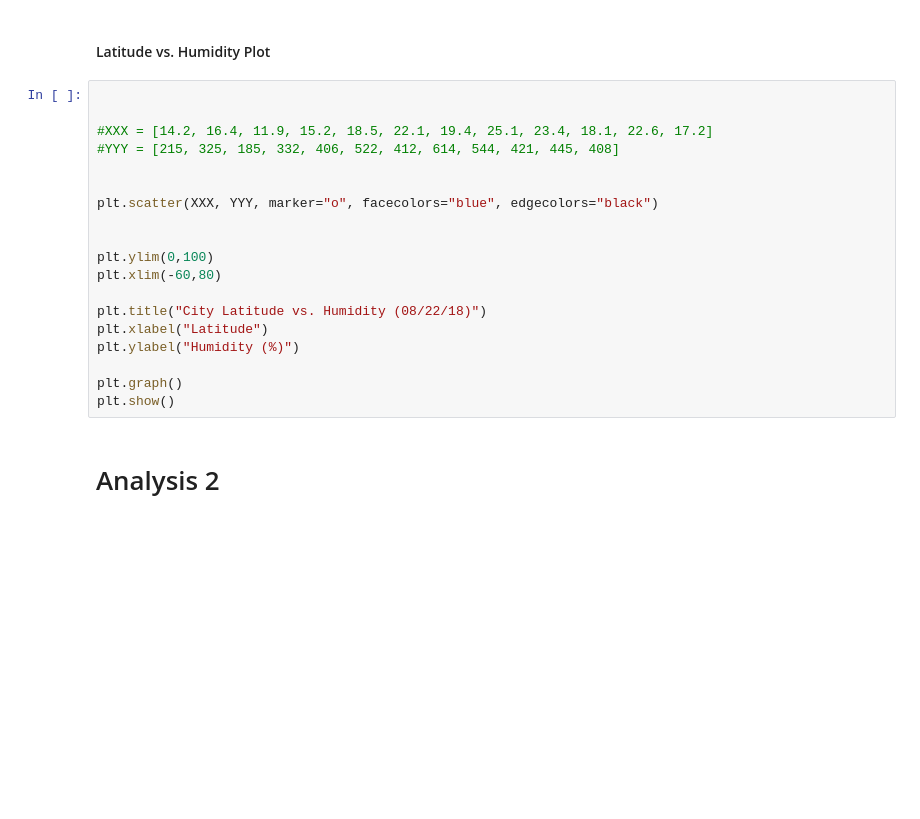
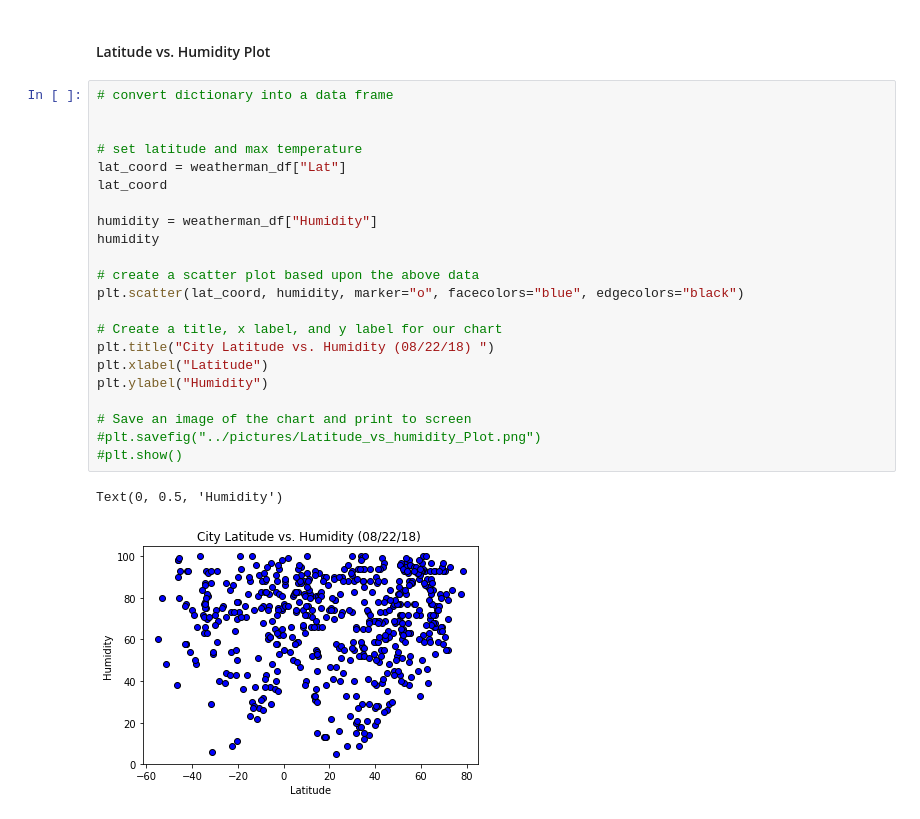
Before and after one commit to hah24ley/api_hw, a Jupyter notebook: APIhw.ipynb, the cells around one changed output. Drawn from its saved outputs; the diff is of its cells as text; blank space fills up the shorter version.

```diff
--- a/APIhw.ipynb
+++ b/APIhw.ipynb
@@ -143,23 +181,27 @@ NameError: name 'XXX' is not defined
 # %% [markdown]
 #### Latitude vs. Humidity Plot
-# %%
-
-
-#XXX = [14.2, 16.4, 11.9, 15.2, 18.5, 22.1, 19.4, 25.1, 23.4, 18.1, 22.6, 17.2]
-#YYY = [215, 325, 185, 332, 406, 522, 412, 614, 544, 421, 445, 408]
-
-
-plt.scatter(XXX, YYY, marker="o", facecolors="blue", edgecolors="black")
-
-
-plt.ylim(0,100)
-plt.xlim(-60,80)
-
-plt.title("City Latitude vs. Humidity (08/22/18)")
-plt.xlabel("Latitude")
-plt.ylabel("Humidity (%)")
-
-plt.graph()
-plt.show()
-# %% [markdown]
-# Analysis 2
+# %%
+# convert dictionary into a data frame
+
+
+# set latitude and max temperature
+lat_coord = weatherman_df["Lat"]
+lat_coord
+
+humidity = weatherman_df["Humidity"]
+humidity
+
+# create a scatter plot based upon the above data
+plt.scatter(lat_coord, humidity, marker="o", facecolors="blue", edgecolors="black")
+
+# Create a title, x label, and y label for our chart
+plt.title("City Latitude vs. Humidity (08/22/18) ")
+plt.xlabel("Latitude")
+plt.ylabel("Humidity")
+
+# Save an image of the chart and print to screen
+#plt.savefig("../pictures/Latitude_vs_humidity_Plot.png")
+#plt.show()
+# %% [output]
+Text(0, 0.5, 'Humidity')
+[figure, added]
```
Also changed, not shown: parts of 20 cells of this notebook, 2 other files.
